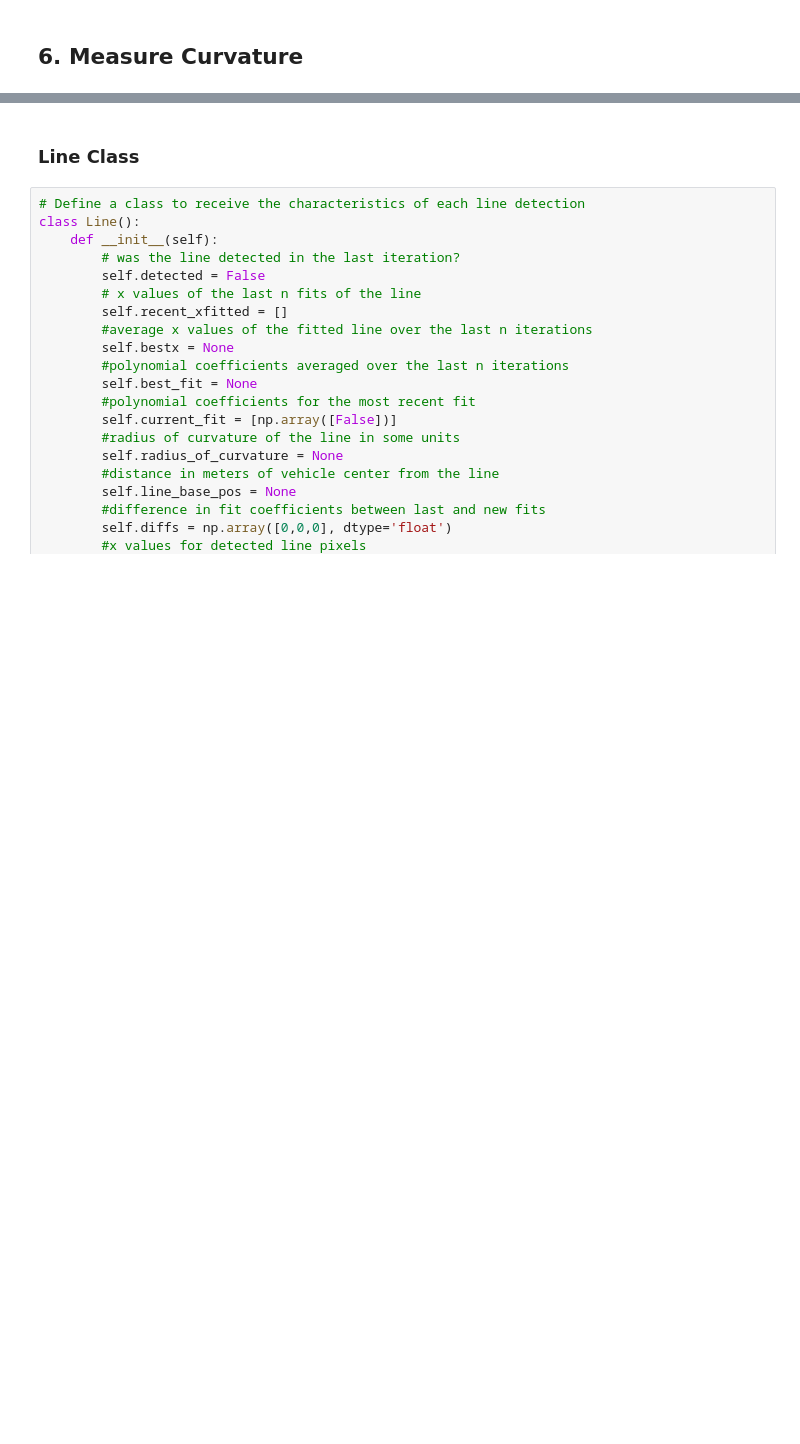
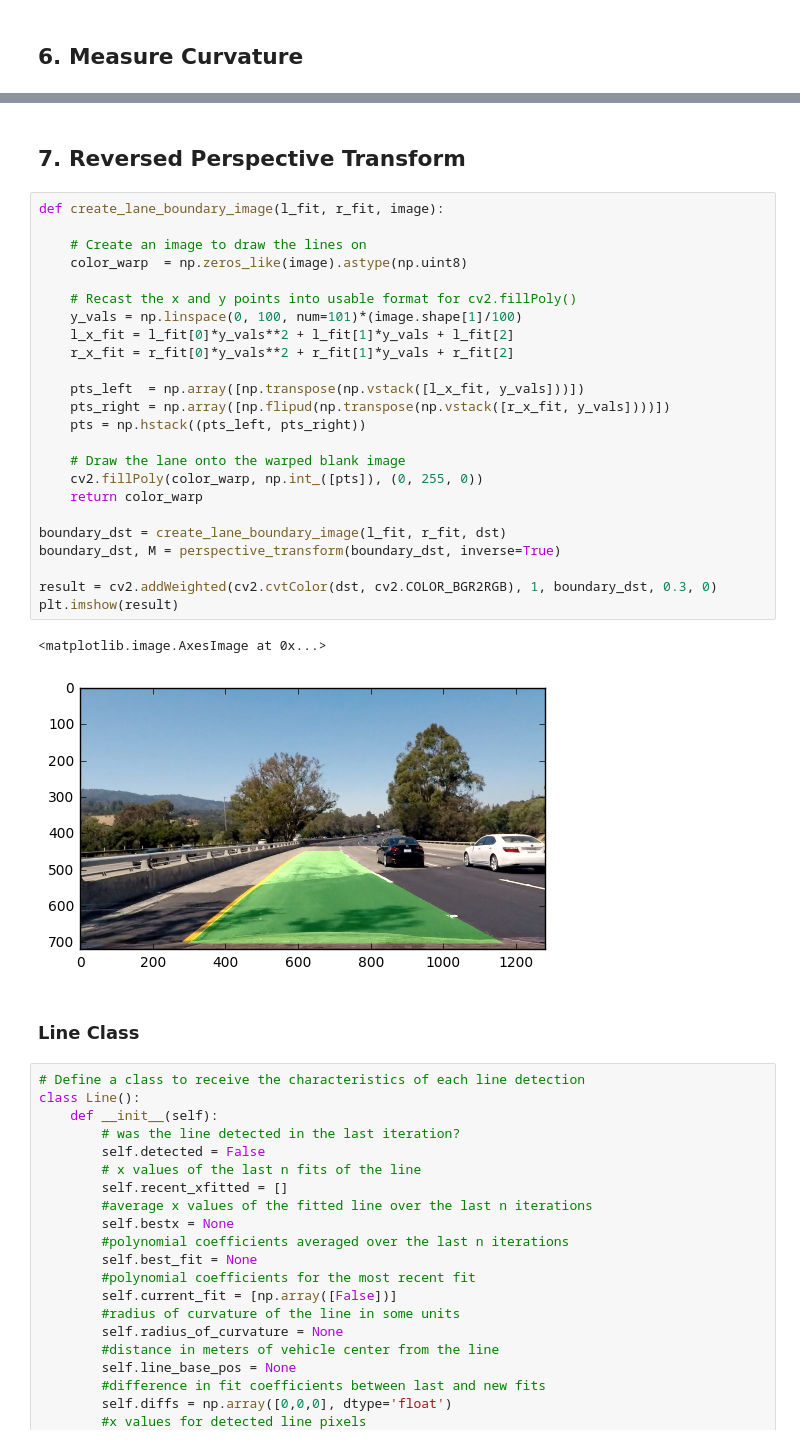
Before and after one commit to chc170/CarND-Advanced-Lane-Lines, a Jupyter notebook: project4.ipynb, the cells around one changed output, grey strips where cells are left out. Cells and saved outputs as stored; diff of their text form; blank space fills up the shorter version.

```diff
--- a/project4.ipynb
+++ b/project4.ipynb
@@ -289,3 +326,32 @@ plt.imshow(result)
+# %% [markdown]
+## 7. Reversed Perspective Transform
+# %%
+def create_lane_boundary_image(l_fit, r_fit, image):
+
+    # Create an image to draw the lines on
+    color_warp  = np.zeros_like(image).astype(np.uint8)
+
+    # Recast the x and y points into usable format for cv2.fillPoly()
+    y_vals = np.linspace(0, 100, num=101)*(image.shape[1]/100)
+    l_x_fit = l_fit[0]*y_vals**2 + l_fit[1]*y_vals + l_fit[2]
+    r_x_fit = r_fit[0]*y_vals**2 + r_fit[1]*y_vals + r_fit[2]
+
+    pts_left  = np.array([np.transpose(np.vstack([l_x_fit, y_vals]))])
+    pts_right = np.array([np.flipud(np.transpose(np.vstack([r_x_fit, y_vals])))])
+    pts = np.hstack((pts_left, pts_right))
+
+    # Draw the lane onto the warped blank image
+    cv2.fillPoly(color_warp, np.int_([pts]), (0, 255, 0))
+    return color_warp
+
+boundary_dst = create_lane_boundary_image(l_fit, r_fit, dst)
+boundary_dst, M = perspective_transform(boundary_dst, inverse=True)
+
+result = cv2.addWeighted(cv2.cvtColor(dst, cv2.COLOR_BGR2RGB), 1, boundary_dst, 0.3, 0)
+plt.imshow(result)
+# %% [output]
+<matplotlib.image.AxesImage at 0x...>
+[figure, added]
 # %% [markdown]
 ### Line Class
 # %%
```
Also changed, not shown: parts of 6 cells of this notebook.
